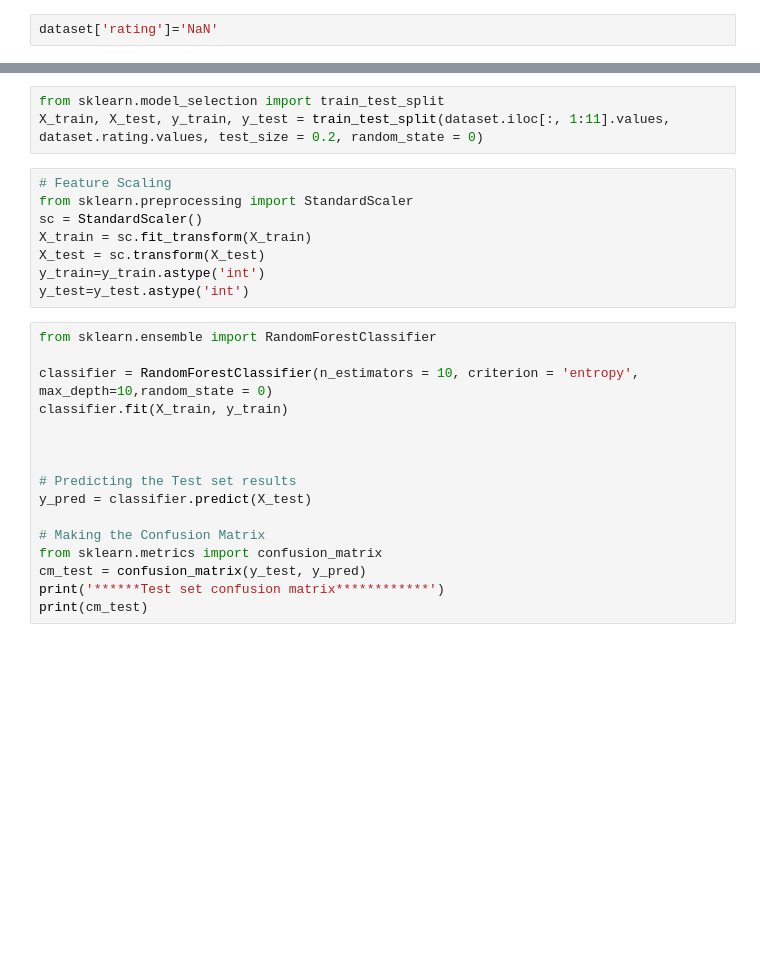
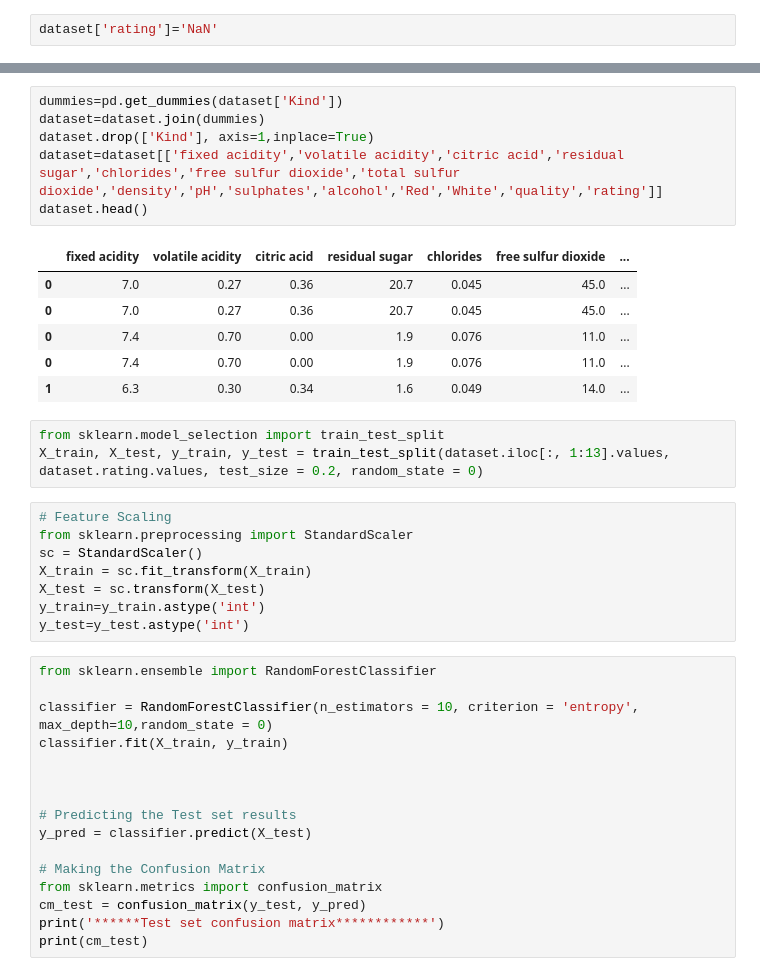
Before and after one commit to nhanph/BMME_480_Pham, a Jupyter notebook: Project/ANN and RF with simplified categories .ipynb, the cells around one changed output, grey strips where cells are left out. Cells and saved outputs as stored; diff of their text form; blank space fills up the shorter version.

```diff
--- a/Project/ANN and RF with simplified categories .ipynb
+++ b/Project/ANN and RF with simplified categories .ipynb
@@ -39,6 +57,19 @@ dataset.head()
+# %%
+dummies=pd.get_dummies(dataset['Kind'])
+dataset=dataset.join(dummies)
+dataset.drop(['Kind'], axis=1,inplace=True)
+dataset=dataset[['fixed acidity','volatile acidity','citric acid','residual sugar','chlorides','free sulfur dioxide','total sulfur dioxide','density','pH','sulphates','alcohol','Red','White','quality','rating']]
+dataset.head()
+# %% [output]
+|  | fixed acidity | volatile acidity | citric acid | residual sugar | chlorides | free sulfur dioxide | ... |
+| 0 | 7.0 | 0.27 | 0.36 | 20.7 | 0.045 | 45.0 | ... |
+| 0 | 7.0 | 0.27 | 0.36 | 20.7 | 0.045 | 45.0 | ... |
+| 0 | 7.4 | 0.70 | 0.00 | 1.9 | 0.076 | 11.0 | ... |
+| 0 | 7.4 | 0.70 | 0.00 | 1.9 | 0.076 | 11.0 | ... |
+| 1 | 6.3 | 0.30 | 0.34 | 1.6 | 0.049 | 14.0 | ... |
 # %%
 from sklearn.model_selection import train_test_split
-X_train, X_test, y_train, y_test = train_test_split(dataset.iloc[:, 1:11].values, dataset.rating.values, test_size = 0.2, random_state = 0)
+X_train, X_test, y_train, y_test = train_test_split(dataset.iloc[:, 1:13].values, dataset.rating.values, test_size = 0.2, random_state = 0)
 # %%
 # Feature Scaling
 from sklearn.preprocessing import StandardScaler
```
Also changed, not shown: parts of 10 cells of this notebook.
